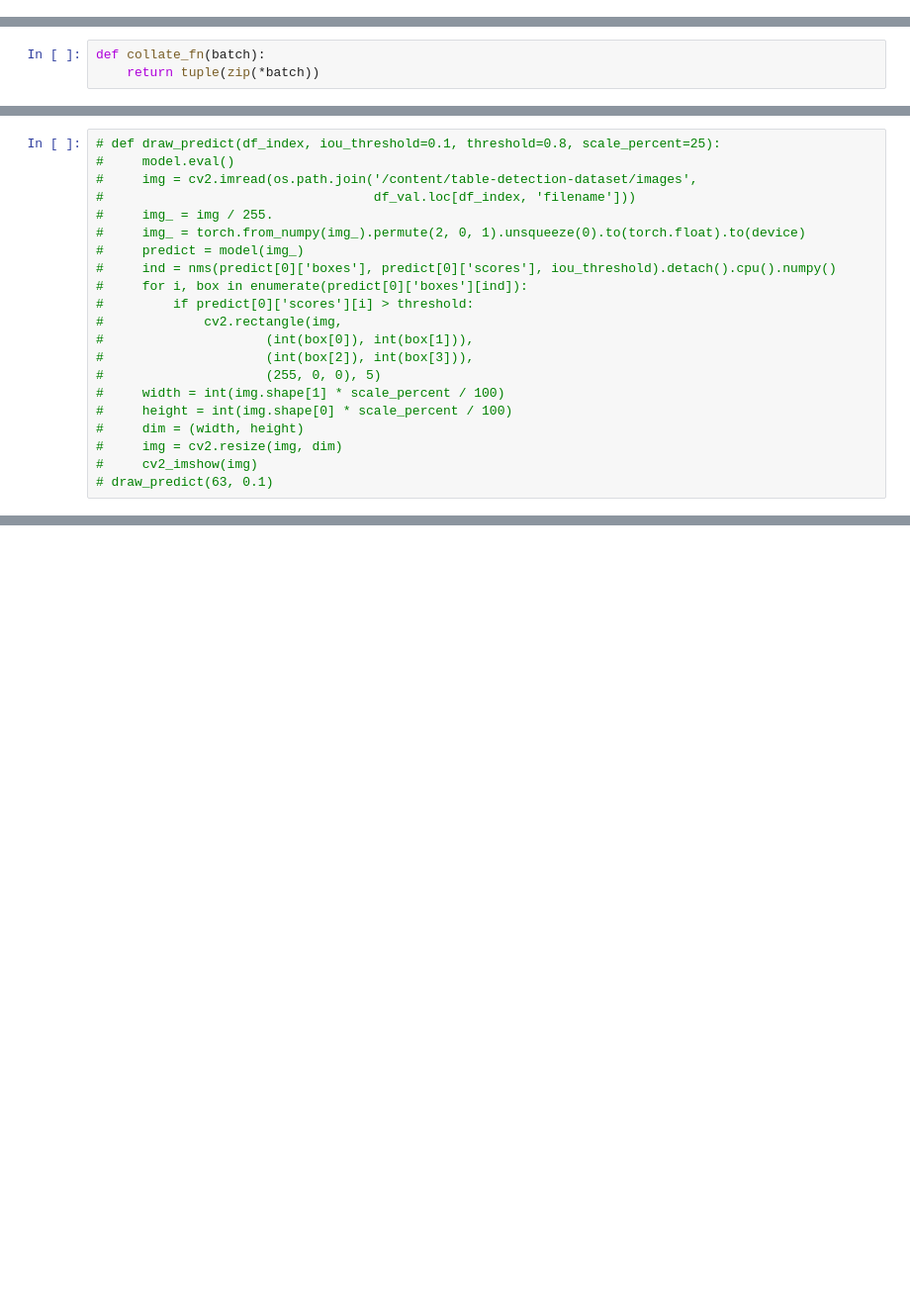
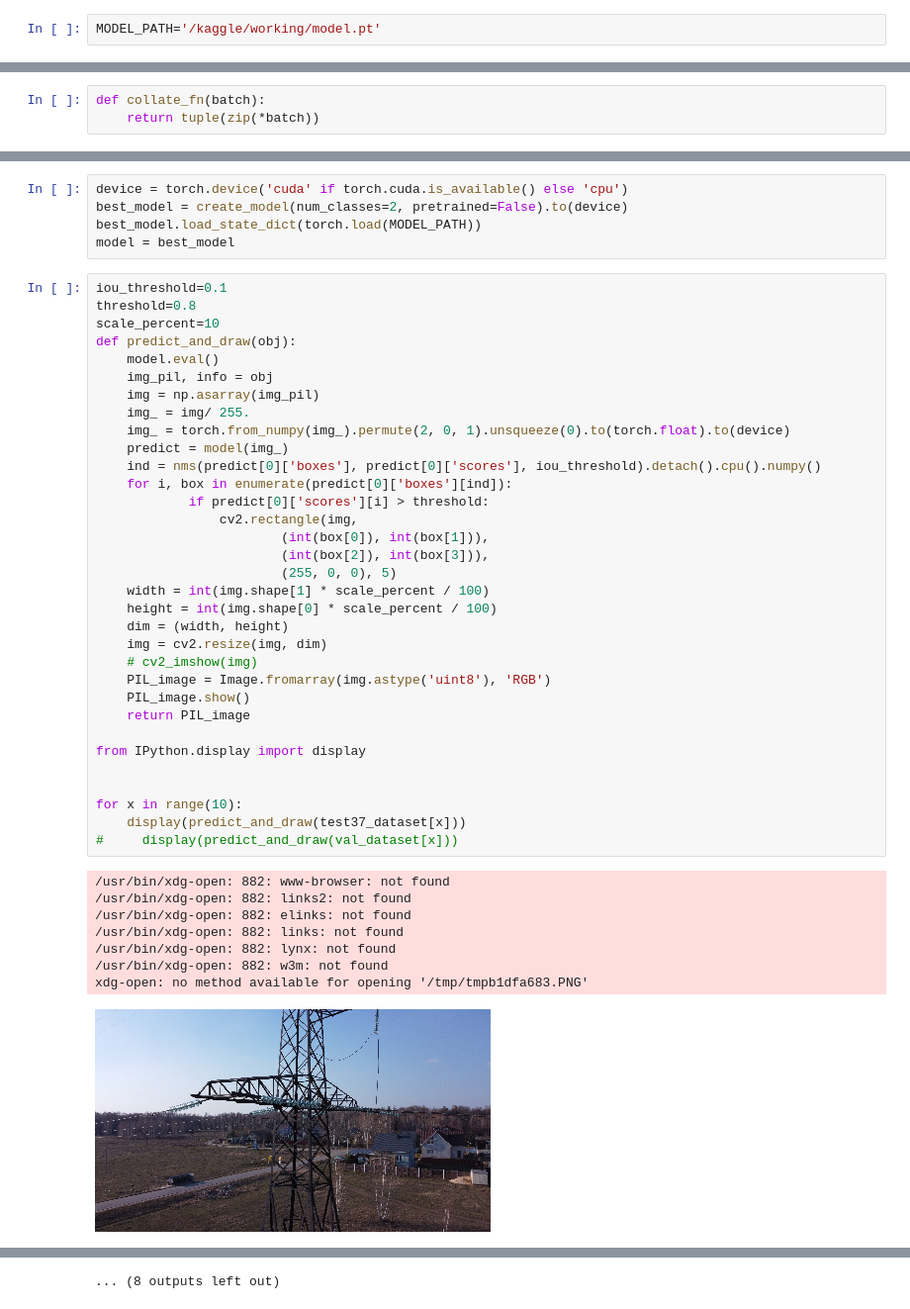
Before and after one commit to SergeyPishchulov/Hack_Insulators, a Jupyter notebook: inshack_kaggle.ipynb, the cells around one changed output, grey strips where cells are left out. Shown at 99% size. Saved outputs shown, nothing was run; the diff lists cells and outputs as text; blank space fills up the shorter version.

```diff
--- a/inshack_kaggle.ipynb
+++ b/inshack_kaggle.ipynb
@@ -22 +59,3 @@ from torchmetrics.detection.mean_ap import MeanAveragePrecision
+# %%
+MODEL_PATH='/kaggle/working/model.pt'
 # %%
@@ -239,21 +303,47 @@ ax.legend()
+# %%
+device = torch.device('cuda' if torch.cuda.is_available() else 'cpu')
+best_model = create_model(num_classes=2, pretrained=False).to(device)
+best_model.load_state_dict(torch.load(MODEL_PATH))
+model = best_model
 # %%
-# def draw_predict(df_index, iou_threshold=0.1, threshold=0.8, scale_percent=25):
-#     model.eval()
-#     img = cv2.imread(os.path.join('/content/table-detection-dataset/images',
-#                                   df_val.loc[df_index, 'filename']))
-#     img_ = img / 255.
-#     img_ = torch.from_numpy(img_).permute(2, 0, 1).unsqueeze(0).to(torch.float).to(device)
-#     predict = model(img_)
-#     ind = nms(predict[0]['boxes'], predict[0]['scores'], iou_threshold).detach().cpu().numpy()
-#     for i, box in enumerate(predict[0]['boxes'][ind]):
-#         if predict[0]['scores'][i] > threshold:
-#             cv2.rectangle(img,
-#                     (int(box[0]), int(box[1])),
-#                     (int(box[2]), int(box[3])),
-#                     (255, 0, 0), 5)
-#     width = int(img.shape[1] * scale_percent / 100)
-#     height = int(img.shape[0] * scale_percent / 100)
-#     dim = (width, height)
-#     img = cv2.resize(img, dim)
-#     cv2_imshow(img)
-# draw_predict(63, 0.1)
+iou_threshold=0.1
+threshold=0.8
+scale_percent=10
+def predict_and_draw(obj):
+    model.eval()
+    img_pil, info = obj
+    img = np.asarray(img_pil)
+    img_ = img/ 255.
+    img_ = torch.from_numpy(img_).permute(2, 0, 1).unsqueeze(0).to(torch.float).to(device)
+    predict = model(img_)
+    ind = nms(predict[0]['boxes'], predict[0]['scores'], iou_threshold).detach().cpu().numpy()
+    for i, box in enumerate(predict[0]['boxes'][ind]):
+            if predict[0]['scores'][i] > threshold:
+                cv2.rectangle(img,
+                        (int(box[0]), int(box[1])),
+                        (int(box[2]), int(box[3])),
+                        (255, 0, 0), 5)
+    width = int(img.shape[1] * scale_percent / 100)
+    height = int(img.shape[0] * scale_percent / 100)
+    dim = (width, height)
+    img = cv2.resize(img, dim)
+    # cv2_imshow(img)
+    PIL_image = Image.fromarray(img.astype('uint8'), 'RGB')
+    PIL_image.show()
+    return PIL_image
+
+from IPython.display import display
+
+
+for x in range(10):
+    display(predict_and_draw(test37_dataset[x]))
+#     display(predict_and_draw(val_dataset[x]))
+# %% [output]
+/usr/bin/xdg-open: 882: www-browser: not found
+/usr/bin/xdg-open: 882: links2: not found
+/usr/bin/xdg-open: 882: elinks: not found
+/usr/bin/xdg-open: 882: links: not found
+/usr/bin/xdg-open: 882: lynx: not found
+/usr/bin/xdg-open: 882: w3m: not found
+xdg-open: no method available for opening '/tmp/tmpb1dfa683.PNG'
+[figure, added]
@@ -259,0 +390 @@ ax.legend()
+... (8 outputs left out)
```
Also changed, not shown: parts of 17 cells of this notebook.
